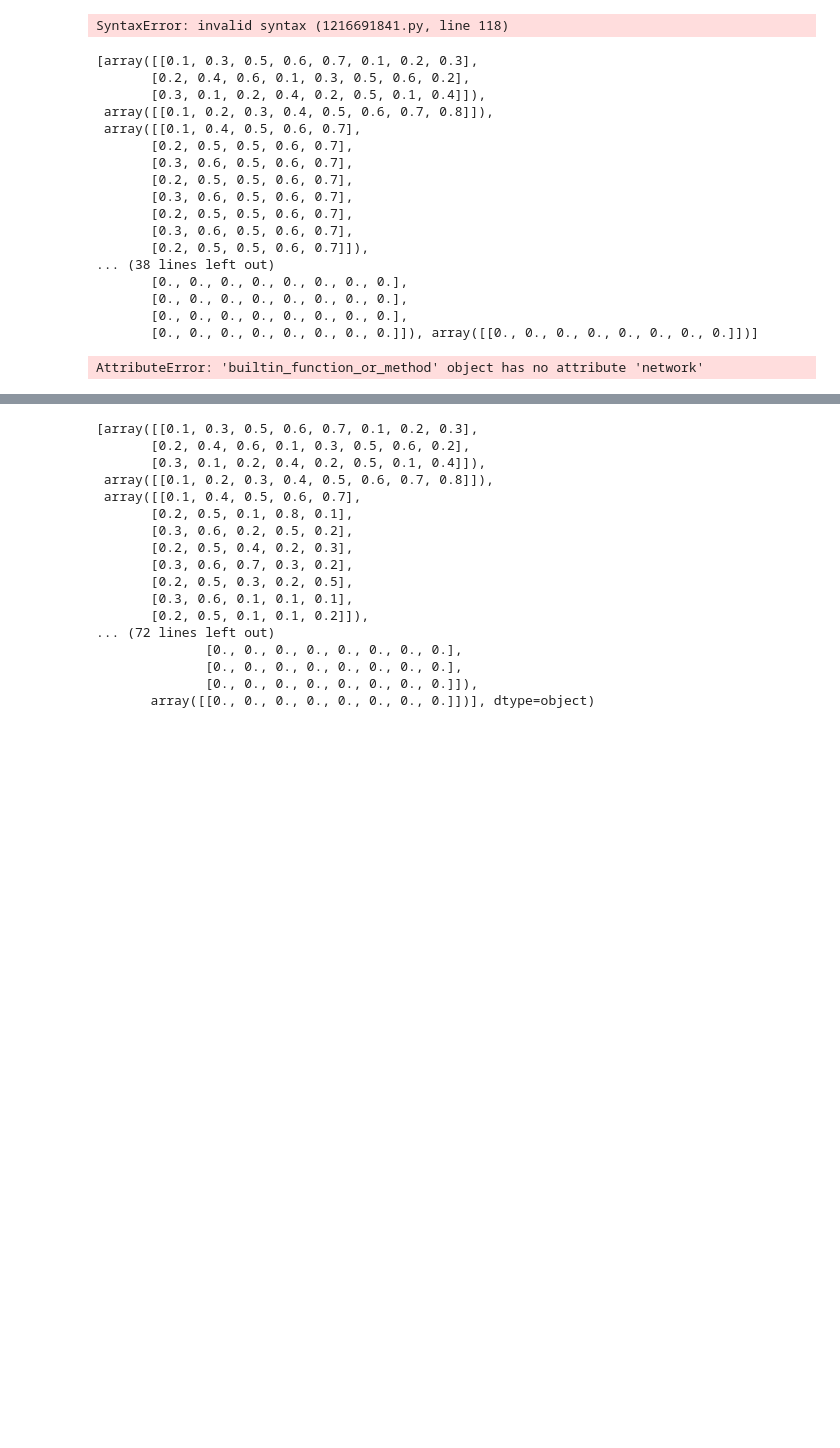
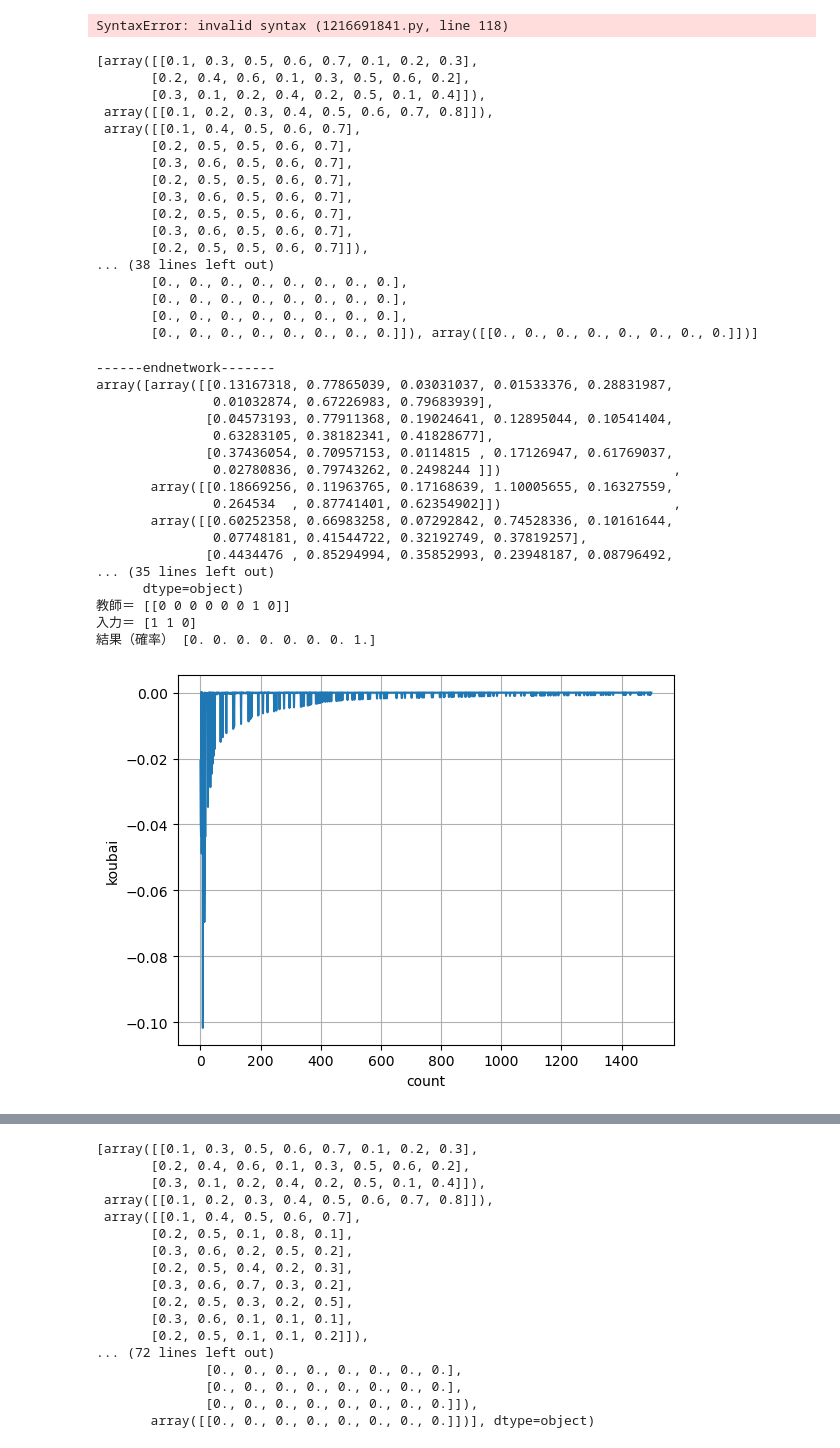
Before and after one commit to ShibuyaAtsushi/sibuya, a Jupyter notebook: my_neuralnet_1.ipynb, the cells around one changed output, grey strips where cells are left out. Cells and saved outputs as stored; diff of their text form; code cells hidden in the pictures; blank space fills up the shorter version.

```diff
--- a/my_neuralnet_1.ipynb
+++ b/my_neuralnet_1.ipynb
@@ -390,7 +390,7 @@ import matplotlib.pyplot as plt
 
 #ニューラルネットワークを作る関数
 def set_network(w1,b1,w2,b2,w3,b3):
-    network = [w1,b1,w2,b2,w3,b3] #list
+    network = [w1,b1,w2,b2,w3,b3] #listは中身何でもよし配列なので、arrayは数値の配列
     return network
 
 def sigmoid(x):
@@ -409,11 +409,21 @@ def softmax(a):
     y = exp_a /sum_exp_a
     return y
 
+def change_one_hot(lst):
+    # 最大値を取得
+    max_value = np.max(lst)
+
+    # 最大値だけ1、残りを0の配列に置き換える
+    result = np.zeros(8)
+    result[np.argmax(lst)] = 1
+
+    return result
+
 
 
 def forward(network, in_x):
-    W1, W2, W3 = network[0], network[2], network[4] #　　　名前か番号か迷う
-    b1, b2, b3 = network[1], network[3], network[5]
+    W1, W2, W3 = np.array(network[0]), np.array(network[2]), np.array(network[4]) #　　　名前か番号か迷う
+    b1, b2, b3 = np.array(network[1]), np.array(network[3]), np.array(network[5])
 
     a1 = np.dot(in_x, W1) + b1
     z1 = relu(a1)
@@ -445,14 +455,14 @@ def make_input():
     x2 = int(np.random.random()<0.5)
     teach = x2*4 + x1*2 + x0
     in_x  = np.array([x2,x1,x0])
-    teach = np.array([[int(teach==0)],\
-                      [int(teach==1)],\
-                      [int(teach==2)],\
-                      [int(teach==3)],\
-                      [int(teach==4)],\
-                      [int(teach==5)],\
-                      [int(teach==6)],\
-                      [int(teach==7)]])
+    teach = np.array([[int(teach==0),
+                      int(teach==1),
+                      int(teach==2),
+                      int(teach==3),
+                      int(teach==4),
+                      int(teach==5),
+                      int(teach==6),
+                      int(teach==7)]])
     return in_x, teach
 
 
@@ -462,10 +472,10 @@ def make_input():
 w1 = np.array([[0.1, 0.3, 0.5, 0.6, 0.7, 0.1, 0.2, 0.3],
                [0.2, 0.4, 0.6, 0.1, 0.3, 0.5, 0.6, 0.2],
                [0.3, 0.1, 0.2, 0.4, 0.2, 0.5, 0.1, 0.4]]) #3つのニューロンから、8つのニューロンに出力する際の重み
-w1 = np.random.random([3,8])*0.01
+w1 = np.random.random([3,8])*1
 
 b1 = np.array([[0.1, 0.2, 0.3, 0.4, 0.5, 0.6, 0.7, 0.8,]]) #バイアスを8つのニューロンにたす
-b1 = np.random.random([1,8])*0.01
+b1 = np.random.random([1,8])*1
 
 w2 = np.array([[0.1, 0.4, 0.5, 0.6, 0.7],
                [0.2, 0.5, 0.1, 0.8, 0.1],
@@ -475,27 +485,27 @@ w2 = np.array([[0.1, 0.4, 0.5, 0.6, 0.7],
                [0.2, 0.5, 0.3, 0.2, 0.5],
                [0.3, 0.6, 0.1, 0.1, 0.1],
                [0.2, 0.5, 0.1, 0.1, 0.2]]) #8つのニューロンから5つのニューロンに出力する際の重み
-w2 = np.random.random([8,9])*0.01
+w2 = np.random.random([8,9])*1
 
 b2 = np.array([[0.1, 0.2, 0.2, 0.4, 0.4]])#5つのニューロンにたすバイアス
-b2 = np.random.random([1,9])*0.01
+b2 = np.random.random([1,9])*1
 
 w3 = np.array([[0.1, 0.3, 0.3, 0.3, 0.2, 0.1, 0.5, 0.1],
                [0.2, 0.2, 0.1, 0.2, 0.1, 0.4, 0.2, 0.4],
                [0.6, 0.6, 0.5, 0.5, 0.5, 0.5, 0.3, 0.7],
                [0.3, 0.4, 0.3, 0.4, 0.7, 0.3, 0.4, 0.7],
                [0.1, 0.1, 0.7, 0.1, 0.3, 0.2, 0.1, 0.2]]) #5つのニューロンから8つのニューロンに出力する際の重み
-w3 = np.random.random([9,8])*0.01
+w3 = np.random.random([9,8])*1
 
 b3 = np.array([[0.3, 0.2, 0.2, 0.3, 0.7, 0.2, 0.1, 0.3]]) #バイアスを8つのニューロンにたす
-b3 = np.random.random([1,8])*0.01
+b3 = np.random.random([1,8])*1
 
 #微小量hを定義
 h = 1e-4#0.0001
 #学習率を定義
 learning_rate = 0.1
 #学習回数を定義
-learn = 2000
+learn = 1500
 
 
 Network = set_network(w1,b1,w2,b2,w3,b3)#初期ネットワーク作成
@@ -535,8 +545,10 @@ for i in range(learn):
                 Network2[param][gyou][retsu] -= h #あるひとつのパラメータだけちょっと減らしたNetworkを作る
                 out_y2 = forward(Network2,in_x)#そのNetworkで順伝播して出力を得る
                 loss2 = sum_squared_error(out_y2,teach) #出力と教師データを比較し、誤差を計算する
+                # print(in_x)
+                # print(teach)
 
-                koubai = bibun_numerical_gradient(loss1,loss2) #２つの誤差から、勾配を求める（損失関数の微分値が求まる）
+                koubai = bibun_numerical_gradient(loss2,loss1) #２つの誤差から、勾配を求める（損失関数の微分値が求まる）
                 # print("----------------------------------")
                 # pprint.pprint(koubai_list)
                 # print(loss1)
@@ -556,34 +568,52 @@ for i in range(learn):
     LOSS.append(koubai)
 
     # print("success")
-
+in_x, teach = make_input()
 A = forward(Network,in_x)
 print("------endnetwork-------")
 pprint.pprint(Network)
 print("教師＝" , teach)
 print("入力＝" , in_x)
+A = change_one_hot(A)
 print("結果（確率）" , A)
 
 plt.plot(COUNT, LOSS)
 plt.xlabel("count")
 plt.ylabel("koubai")
 plt.grid()
 plt.show()
 
 
 
 
 
 
     # あるひとつのパラメータだけちょっと増やしたNetworkを作って、順伝播する
     # あるひとつのパラメータだけちょっと減らしたNetworkを作って、順伝播する
     # その二つの値を教師データと比較し、誤差を計算する
     # それらの変化量から、ある一つのパラメータの勾配を求める。そしてリストにまとめる
 
     # これらをすべてのパラメータで一つ一つやって(for文)、勾配のリストを完成させる
 
     # 勾配のリストに学習率をかけた者を、今のパラメータから引いて更新する
 
     # 更新後のパラメータで新たなNetworkを作成する
 # %% [output]
-AttributeError: 'builtin_function_or_method' object has no attribute 'network'
+------endnetwork-------
+array([array([[0.13167318, 0.77865039, 0.03031037, 0.01533376, 0.28831987,
+               0.01032874, 0.67226983, 0.79683939],
+              [0.04573193, 0.77911368, 0.19024641, 0.12895044, 0.10541404,
+               0.63283105, 0.38182341, 0.41828677],
+              [0.37436054, 0.70957153, 0.0114815 , 0.17126947, 0.61769037,
+               0.02780836, 0.79743262, 0.2498244 ]])                      ,
+       array([[0.18669256, 0.11963765, 0.17168639, 1.10005655, 0.16327559,
+               0.264534  , 0.87741401, 0.62354902]])                      ,
+       array([[0.60252358, 0.66983258, 0.07292842, 0.74528336, 0.10161644,
+               0.07748181, 0.41544722, 0.32192749, 0.37819257],
+              [0.4434476 , 0.85294994, 0.35852993, 0.23948187, 0.08796492,
+... (35 lines left out)
+      dtype=object)
+教師＝ [[0 0 0 0 0 0 1 0]]
+入力＝ [1 1 0]
+結果（確率） [0. 0. 0. 0. 0. 0. 0. 1.]
+[figure, added]
```
Also changed, not shown: parts of 2 cells of this notebook.
